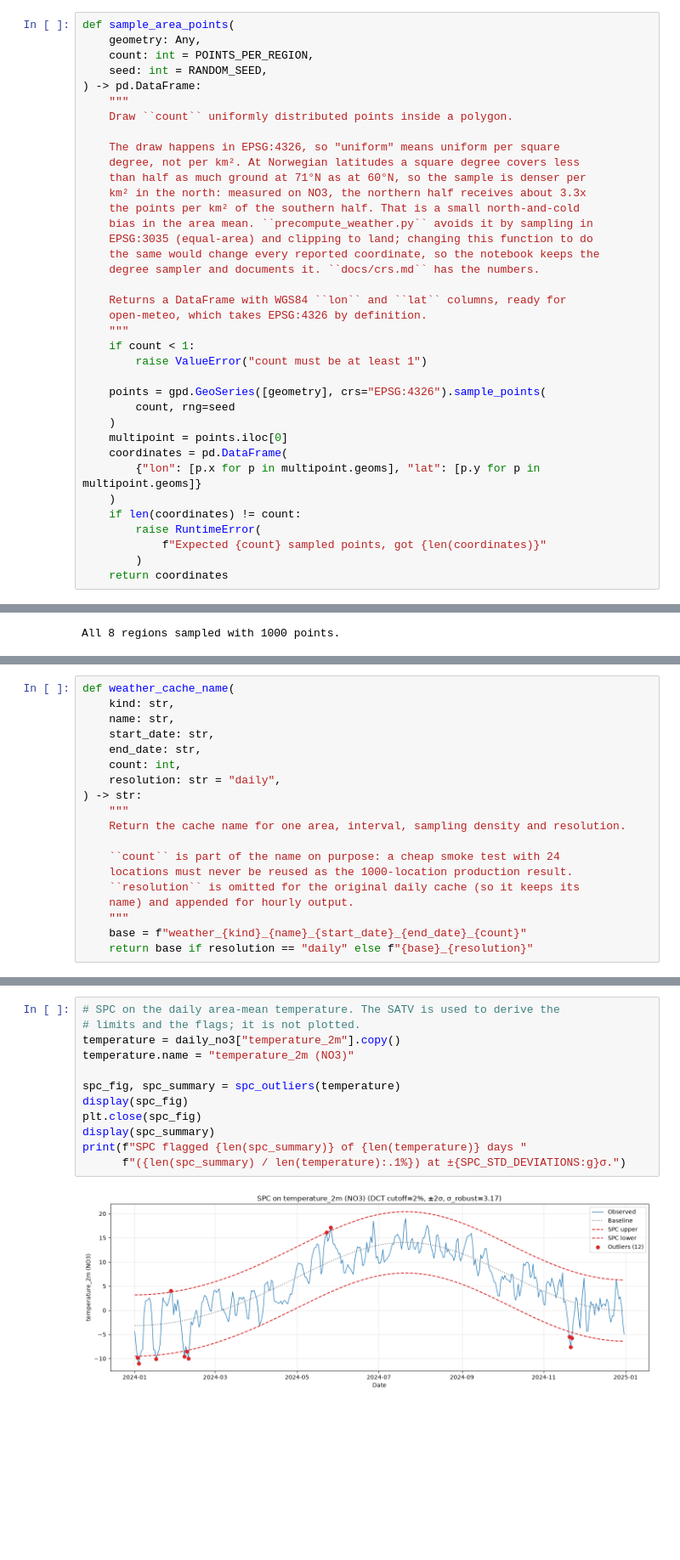
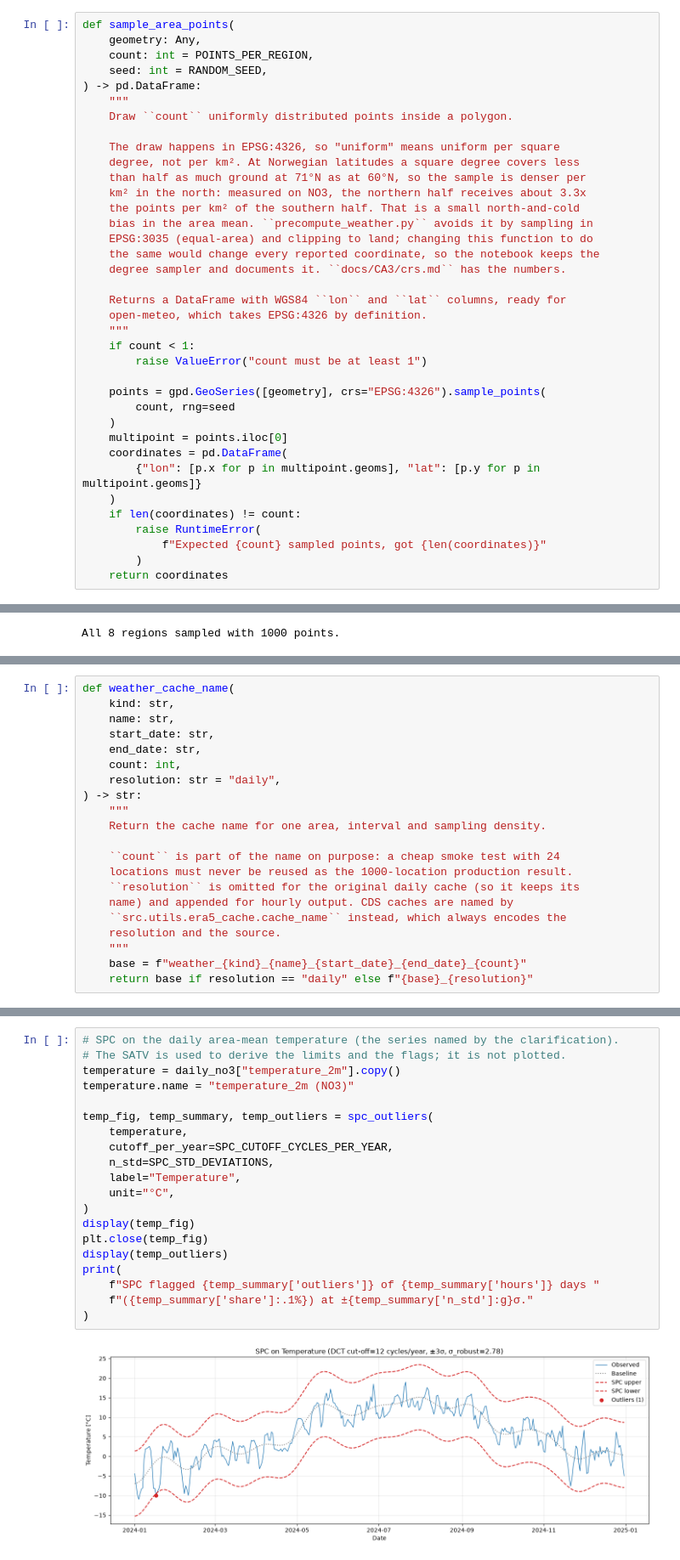
Before and after one commit to Kunii/IND320-hush, a Jupyter notebook: notebooks/CA3/Proj-P3.ipynb, the cells around one changed output, grey strips where cells are left out. Shown at 85% size. Cells and saved outputs as stored; diff of their text form; blank space fills up the shorter version.

```diff
--- a/notebooks/CA3/Proj-P3.ipynb
+++ b/notebooks/CA3/Proj-P3.ipynb
@@ -690,7 +582,7 @@ def sample_area_points(
     bias in the area mean. ``precompute_weather.py`` avoids it by sampling in
     EPSG:3035 (equal-area) and clipping to land; changing this function to do
     the same would change every reported coordinate, so the notebook keeps the
-    degree sampler and documents it. ``docs/crs.md`` has the numbers.
+    degree sampler and documents it. ``docs/CA3/crs.md`` has the numbers.
 
     Returns a DataFrame with WGS84 ``lon`` and ``lat`` columns, ready for
     open-meteo, which takes EPSG:4326 by definition.
@@ -977,12 +869,14 @@ def weather_cache_name(
     resolution: str = "daily",
 ) -> str:
     """
-    Return the cache name for one area, interval, sampling density and resolution.
+    Return the cache name for one area, interval and sampling density.
 
     ``count`` is part of the name on purpose: a cheap smoke test with 24
     locations must never be reused as the 1000-location production result.
     ``resolution`` is omitted for the original daily cache (so it keeps its
-    name) and appended for hourly output.
+    name) and appended for hourly output. CDS caches are named by
+    ``src.utils.era5_cache.cache_name`` instead, which always encodes the
+    resolution and the source.
     """
     base = f"weather_{kind}_{name}_{start_date}_{end_date}_{count}"
     return base if resolution == "daily" else f"{base}_{resolution}"
@@ -1224,14 +1120,22 @@ def spc_outliers(
 # %%
-# SPC on the daily area-mean temperature. The SATV is used to derive the
-# limits and the flags; it is not plotted.
+# SPC on the daily area-mean temperature (the series named by the clarification).
+# The SATV is used to derive the limits and the flags; it is not plotted.
 temperature = daily_no3["temperature_2m"].copy()
 temperature.name = "temperature_2m (NO3)"
 
-spc_fig, spc_summary = spc_outliers(temperature)
-display(spc_fig)
-plt.close(spc_fig)
-display(spc_summary)
-print(f"SPC flagged {len(spc_summary)} of {len(temperature)} days "
-      f"({len(spc_summary) / len(temperature):.1%}) at ±{SPC_STD_DEVIATIONS:g}σ.")
+temp_fig, temp_summary, temp_outliers = spc_outliers(
+    temperature,
+    cutoff_per_year=SPC_CUTOFF_CYCLES_PER_YEAR,
+    n_std=SPC_STD_DEVIATIONS,
+    label="Temperature",
+    unit="°C",
+)
+display(temp_fig)
+plt.close(temp_fig)
+display(temp_outliers)
+print(
+    f"SPC flagged {temp_summary['outliers']} of {temp_summary['hours']} days "
+    f"({temp_summary['share']:.1%}) at ±{temp_summary['n_std']:g}σ."
+)
 # %% [output]
-[figure, old version]
+[figure, new version]
```
Also changed, not shown: parts of 32 cells of this notebook, 40 other files.
